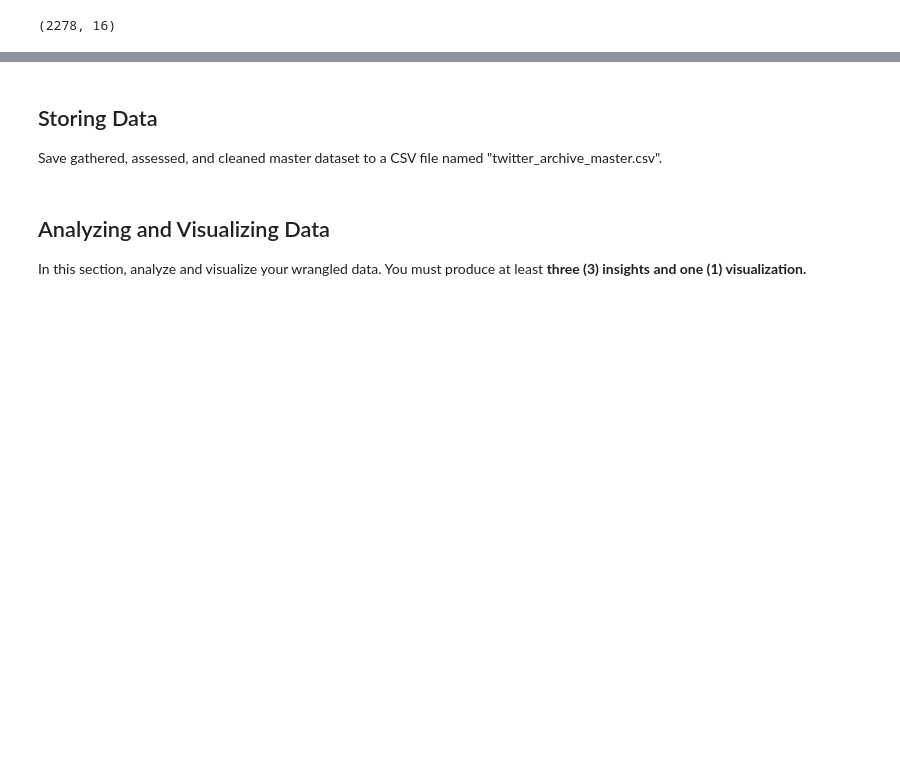
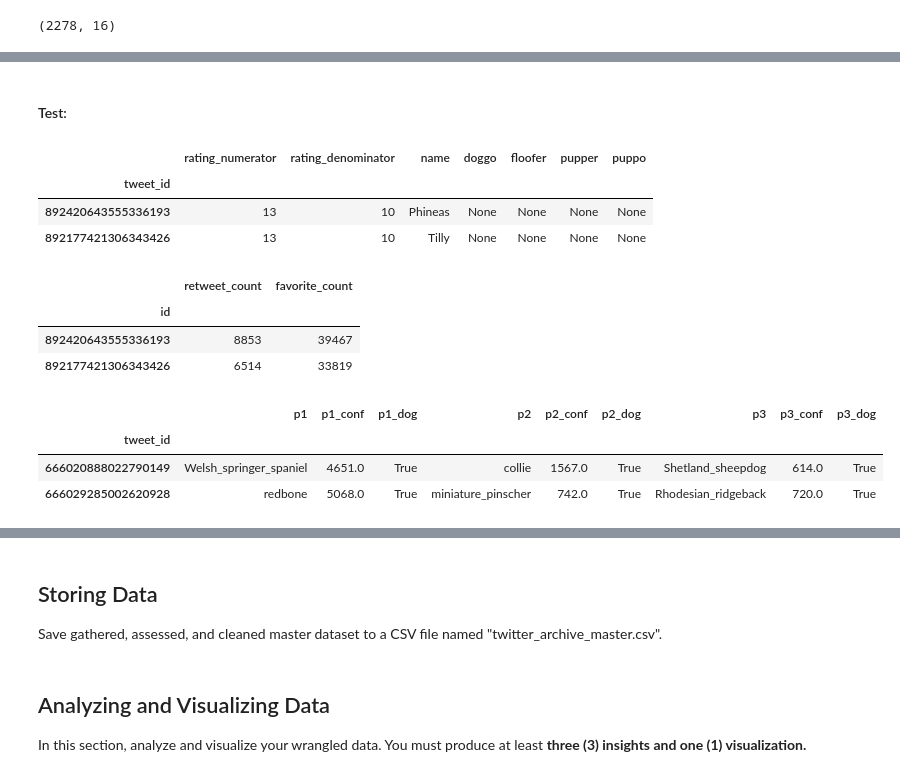
Before and after one commit to DrDev-Py/Udacity-Data-Wrangling, a Jupyter notebook: wrangle_act.ipynb, the cells around one changed output, grey strips where cells are left out. Saved outputs shown, nothing was run; the diff lists cells and outputs as text; code cells hidden in the pictures; blank space fills up the shorter version.

```diff
--- a/wrangle_act.ipynb
+++ b/wrangle_act.ipynb
@@ -507,0 +617,25 @@ tweet_data_copy.shape
+# %%
+image_prediction_copy = image_prediction_copy.drop(columns = ['jpg_url','img_num'], axis=1)
+# %% [markdown]
+#### Test:
+# %%
+tweet_data_copy.head(2)
+# %% [output]
+|  | rating_numerator | rating_denominator | name | doggo | floofer | pupper | puppo |
+| tweet_id |  |  |  |  |  |  |  |
+| 892420643555336193 | 13 | 10 | Phineas | None | None | None | None |
+| 892177421306343426 | 13 | 10 | Tilly | None | None | None | None |
+# %%
+additional_tweet_data_copy.head(2)
+# %% [output]
+|  | retweet_count | favorite_count |
+| id |  |  |
+| 892420643555336193 | 8853 | 39467 |
+| 892177421306343426 | 6514 | 33819 |
+# %%
+image_prediction_copy.head(2)
+# %% [output]
+|  | p1 | p1_conf | p1_dog | p2 | p2_conf | p2_dog | p3 | p3_conf | p3_dog |
+| tweet_id |  |  |  |  |  |  |  |  |  |
+| 666020888022790149 | Welsh_springer_spaniel | 4651.0 | True | collie | 1567.0 | True | Shetland_sheepdog | 614.0 | True |
+| 666029285002620928 | redbone | 5068.0 | True | miniature_pinscher | 742.0 | True | Rhodesian_ridgeback | 720.0 | True |
```
Also changed, not shown: parts of 53 cells of this notebook.
